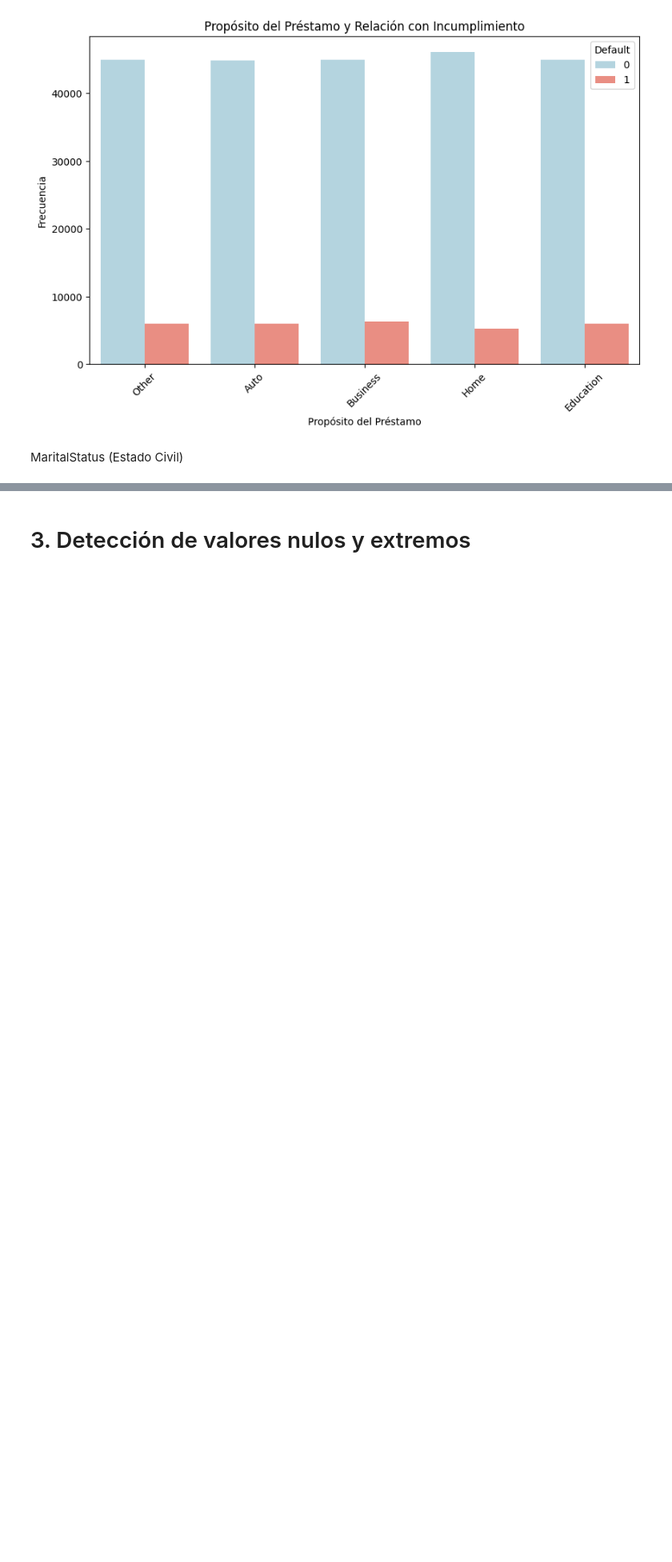
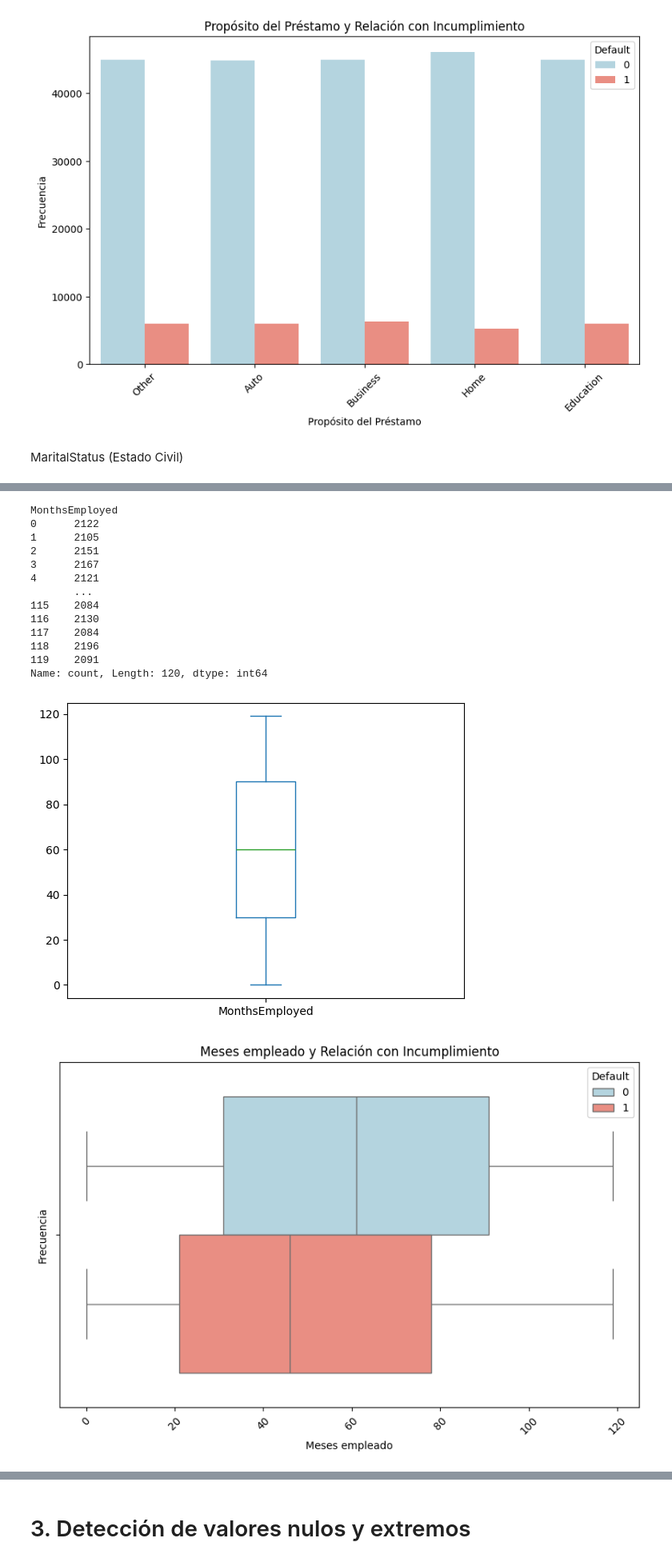
Before and after one commit to juancarignano/tp1_ML, a Jupyter notebook: tp1_ML.ipynb, the cells around one changed output, grey strips where cells are left out. Shown at 80% size. Saved outputs shown, nothing was run; the diff lists cells and outputs as text; code cells hidden in the pictures; blank space fills up the shorter version.

```diff
--- a/tp1_ML.ipynb
+++ b/tp1_ML.ipynb
@@ -353,3 +408,35 @@ Single      85012
 Name: count, dtype: int64
 [figure]
 [figure]
+# %%
+# Meses que la persona ha estado empleado
+months_employed = df['MonthsEmployed'].value_counts()
+print(months_employed.sort_index())
+
+# # Boxplot de 'MonthsEmployed'
+df['MonthsEmployed'].plot.box()
+
+# Gráfico de barras para 'MonthsEmployed' vs 'Default'
+plt.figure(figsize=(10, 6))
+sns.boxplot(x='MonthsEmployed', hue='Default', data=df, palette=['lightblue', 'salmon'])
+plt.title('Meses empleado y Relación con Incumplimiento')
+plt.xlabel('Meses empleado')
+plt.ylabel('Frecuencia')
+plt.xticks(rotation=45)
+plt.show()
+# %% [output]
+MonthsEmployed
+0      2122
+1      2105
+2      2151
+3      2167
+4      2121
+       ...
+115    2084
+116    2130
+117    2084
+118    2196
+119    2091
+Name: count, Length: 120, dtype: int64
+[figure, added]
+[figure, added]
```
Also changed, not shown: parts of 23 cells of this notebook.
